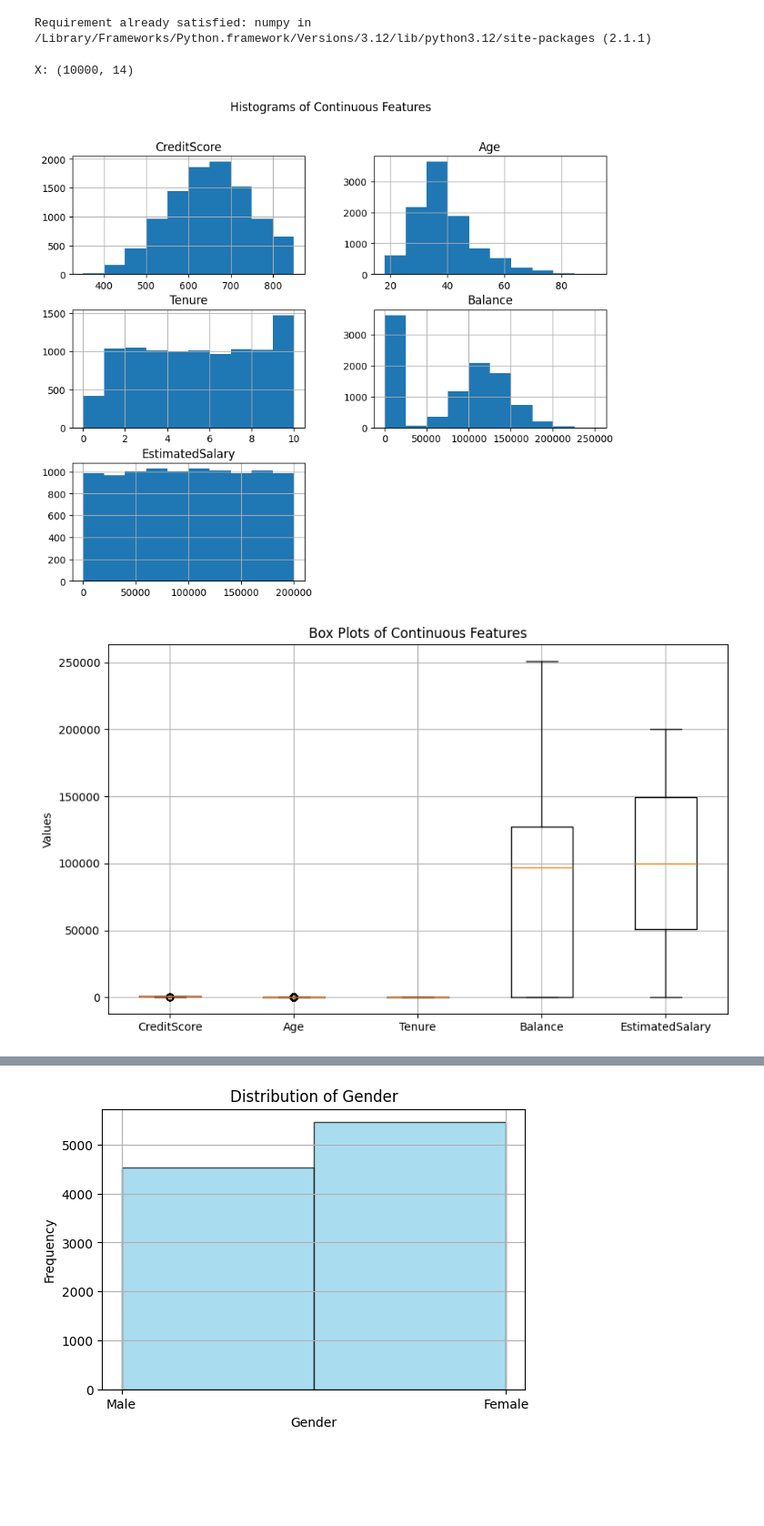
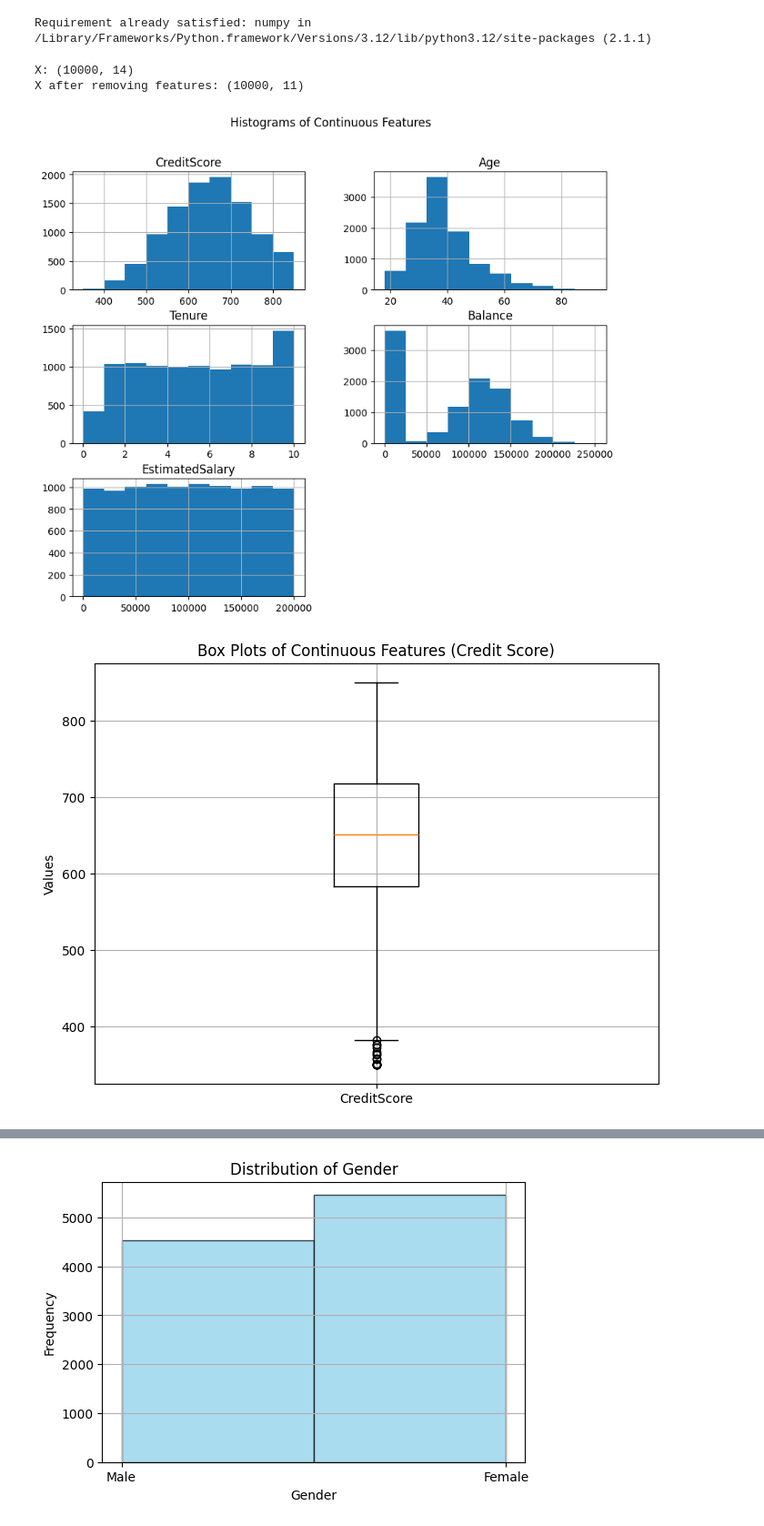
Before and after one commit to khushabuborwal/churn-prediction-logistic-l1-l2, a Jupyter notebook: main.ipynb, the cells around one changed output, grey strips where cells are left out. Shown: that part at 91% size. Drawn from its saved outputs; the diff is of its cells as text; code cells hidden in the pictures; blank space fills up the shorter version.

```diff
--- a/main.ipynb
+++ b/main.ipynb
@@ -28,28 +28,57 @@ print('X:', X.shape)
 
 # Removing the redundant and focusing on relevant features
 X = X.drop(X.columns[:3], axis=1)
+print('X after removing features:', X.shape)
 # %% [output]
 X: (10000, 14)
+X after removing features: (10000, 11)
 # %%
 # Explore the Data
 # Define continuous columns
 continuous_columns = ['CreditScore', 'Age', 'Tenure', 'Balance', 'EstimatedSalary']
 
 # Plot histograms for continuous features
 X[continuous_columns].hist(figsize=(10, 8))
 plt.suptitle('Histograms of Continuous Features')
 plt.show()
 
 
+
 # Box Plot for each continuous variable
-plt.figure(figsize=(10, 6))
-plt.boxplot([X[col] for col in continuous_columns], tick_labels=continuous_columns)  # Using 'tick_labels'
-plt.title('Box Plots of Continuous Features')
+continuous_columns1 = ['CreditScore']
+plt.figure(figsize=(8, 6))
+plt.boxplot([X[col] for col in continuous_columns1], tick_labels=continuous_columns1)  # Using 'tick_labels'
+plt.title('Box Plots of Continuous Features (Credit Score)')
 plt.ylabel('Values')
 plt.grid(True)
+plt.show()
 
-# Show the plot
+# Box Plot for each continuous variable
+continuous_columns2 = ['Age']
+plt.figure(figsize=(8, 6))
+plt.boxplot([X[col] for col in continuous_columns2], tick_labels=continuous_columns2)  # Using 'tick_labels'
+plt.title('Box Plots of Continuous Features (Age)')
+plt.ylabel('Values')
+plt.grid(True)
 plt.show()
+
+# Box Plot for each continuous variable
+continuous_columns2 = ['Tenure']
+plt.figure(figsize=(8, 6))
+plt.boxplot([X[col] for col in continuous_columns2], tick_labels=continuous_columns2)  # Using 'tick_labels'
+plt.title('Box Plots of Continuous Features (Tenure)')
+plt.ylabel('Values')
+plt.grid(True)
+plt.show()
+
+# Box Plot for each continuous variable
+continuous_columns3 = ['Balance', 'EstimatedSalary']
+plt.figure(figsize=(8, 6))
+plt.boxplot([X[col] for col in continuous_columns3], tick_labels=continuous_columns3)  # Using 'tick_labels'
+plt.title('Box Plots of Continuous Features (Balance and Estimated Salary)')
+plt.ylabel('Values')
+plt.grid(True)
+plt.show()
 # %% [output]
 [figure]
-[figure, old version]
+[figure, new version]
```
Also changed, not shown: parts of 15 cells of this notebook.
